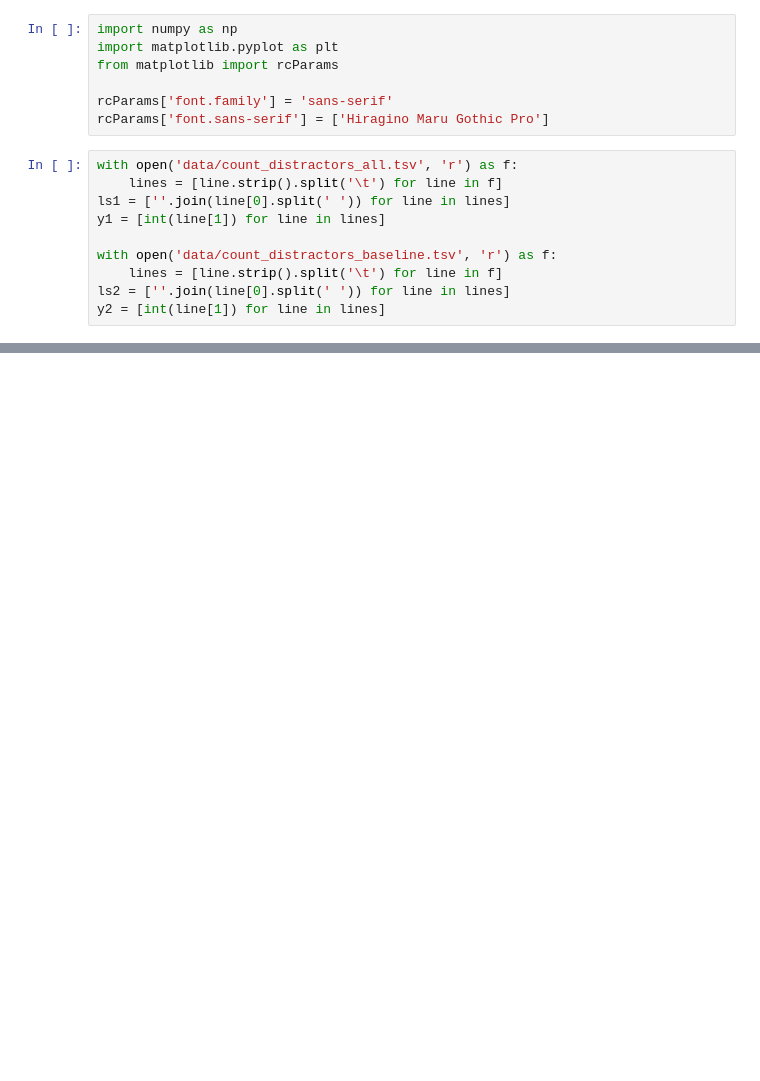
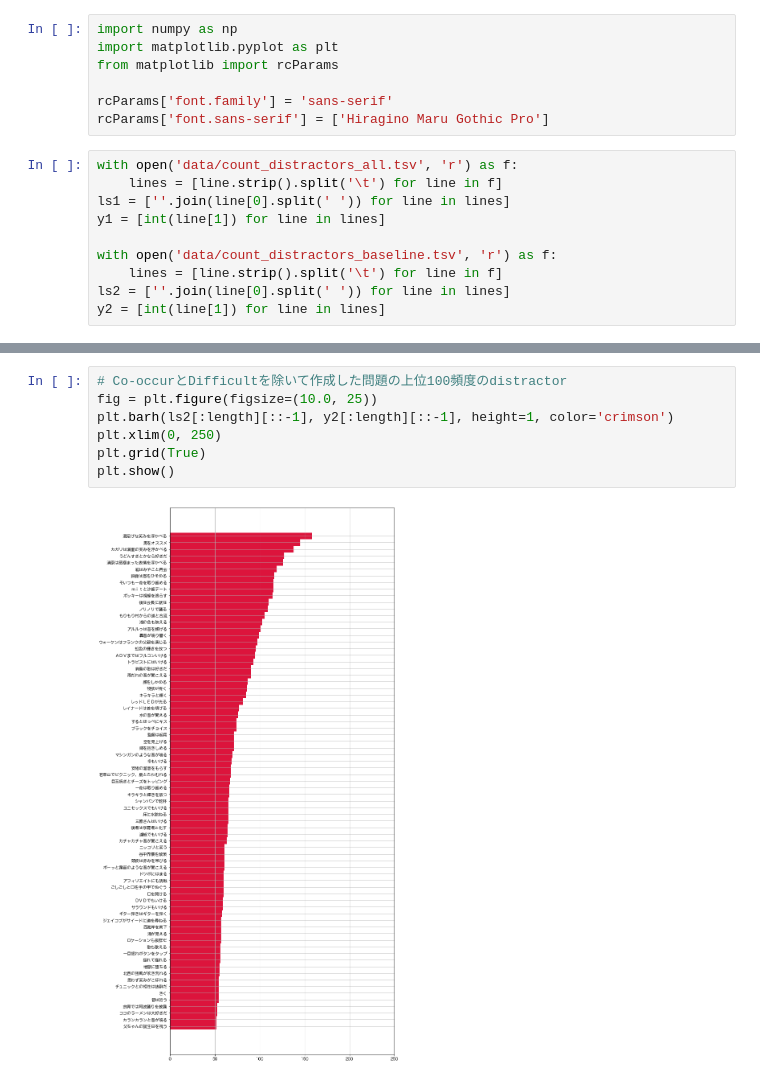
Before and after one commit to omukazu/pyplots, a Jupyter notebook: pyplots.ipynb, the cells around one changed output, grey strips where cells are left out. Drawn from its saved outputs; the diff is of its cells as text; blank space fills up the shorter version.

```diff
--- a/pyplots.ipynb
+++ b/pyplots.ipynb
@@ -40,0 +46,9 @@ plt.show()
+# %%
+# Co-occurとDifficultを除いて作成した問題の上位100頻度のdistractor
+fig = plt.figure(figsize=(10.0, 25))
+plt.barh(ls2[:length][::-1], y2[:length][::-1], height=1, color='crimson')
+plt.xlim(0, 250)
+plt.grid(True)
+plt.show()
+# %% [output]
+[figure, added]
```
Also changed, not shown: parts of 2 cells of this notebook.
